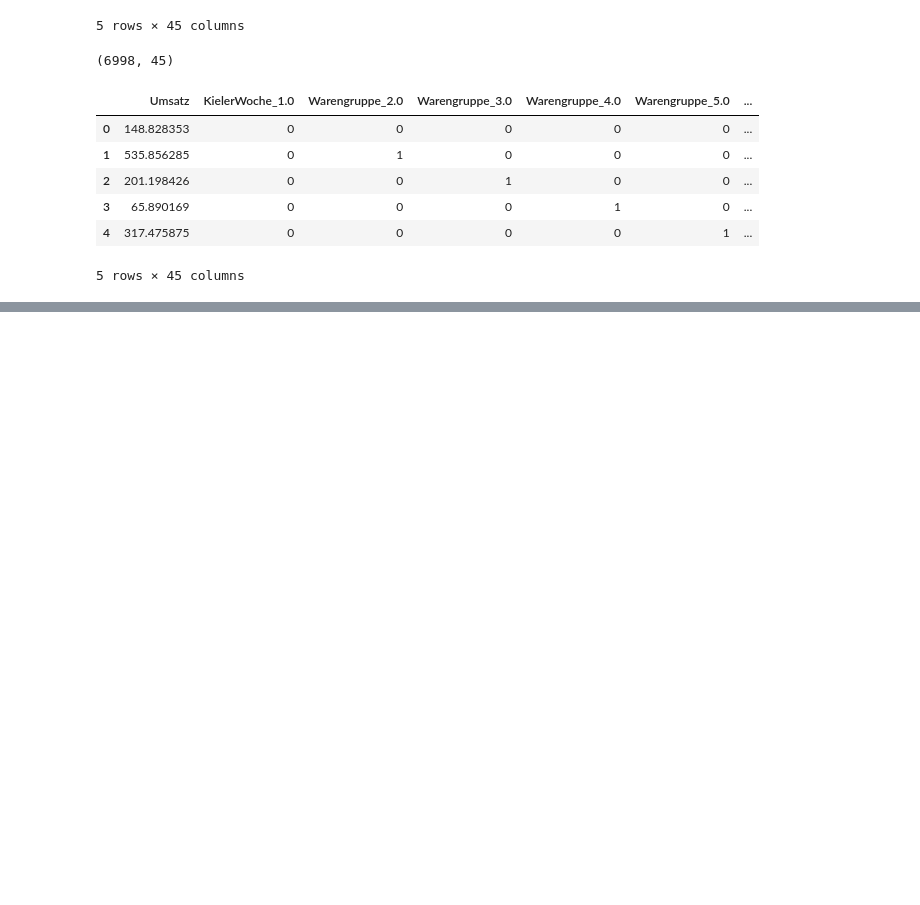
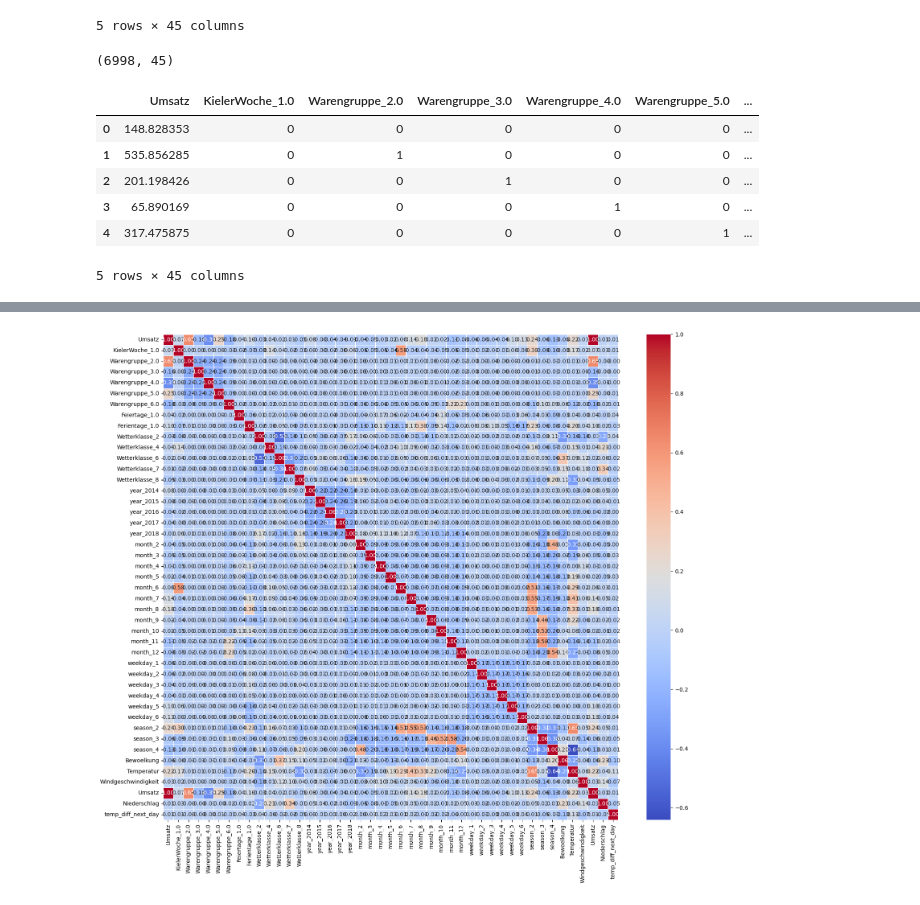
Before and after one commit to BossyNine/bakery_sales_prediction, a Jupyter notebook: 0_DataPreparation/8_encoded_variables.ipynb, the cells around one changed output, grey strips where cells are left out. Saved outputs shown, nothing was run; the diff lists cells and outputs as text; code cells hidden in the pictures; blank space fills up the shorter version.

```diff
--- a/0_DataPreparation/8_encoded_variables.ipynb
+++ b/0_DataPreparation/8_encoded_variables.ipynb
@@ -101,3 +112,21 @@ prepared_data.head()
+# %%
+# Compute the correlation matrix
+correlation_matrix = prepared_data.corr()
+
+# Set up the matplotlib figure
+plt.figure(figsize=(16, 14))  # Adjust the figure size as needed
+
+# Create a heatmap with more space between cells
+sns.heatmap(correlation_matrix, annot=True, cmap='coolwarm', fmt='.2f', linewidths=0.5)
+
+# Rotate y-axis labels if they are too long
+plt.yticks(rotation=0)
+
+# Show plot
+plt.tight_layout()  # Adjust layout to prevent cutoff of labels
+plt.show()
+# %% [output]
+[figure, added]
 # %%
 # Save the updated data to new CSV files
 prepared_data.to_csv('../sourcedata/cleaned_data/8_encoded_variables-2.csv', sep=',', index=False)
```
Also changed, not shown: parts of 1 cell of this notebook.
